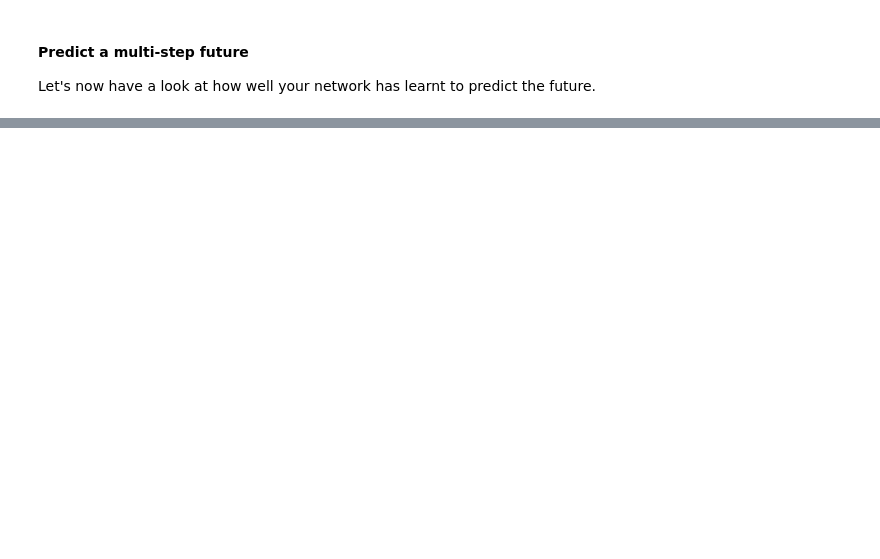
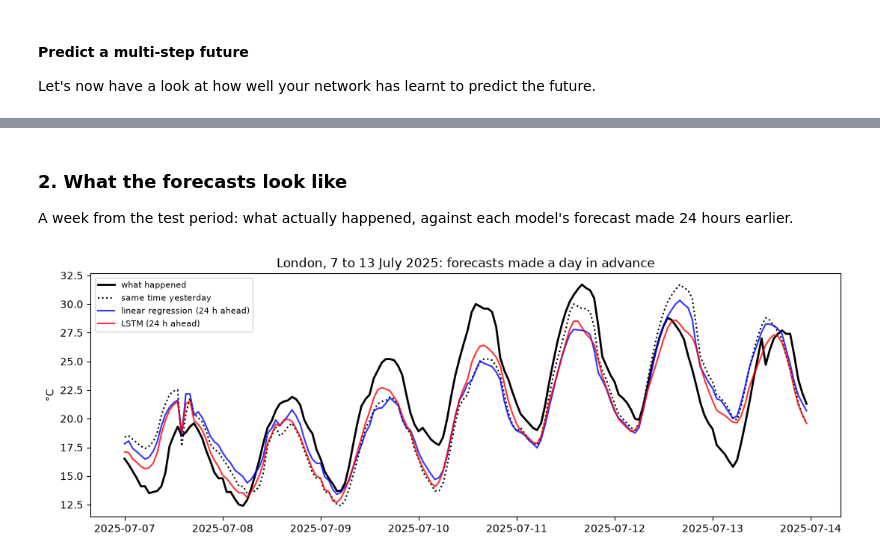
Before and after one commit to helena-byte999/ai-studio-workshops, a Jupyter notebook: 07-lstm-time-series/07-lstm-time-series.ipynb, the cells around one changed output, grey strips where cells are left out. Drawn from its saved outputs; the diff is of its cells as text; code cells hidden in the pictures; blank space fills up the shorter version.

```diff
--- a/07-lstm-time-series/07-lstm-time-series.ipynb
+++ b/07-lstm-time-series/07-lstm-time-series.ipynb
@@ -404,0 +699,18 @@ for x, y in val_data_multi.take(3):
+# %% [markdown]
+### 2. What the forecasts look like
+A week from the test period: what actually happened, against each model's forecast made 24 hours earlier.
+# %%
+start = london.index[london.time_utc == '2025-07-07 00:00:00'][0]           # Monday 7 July 2025 (UTC), a week from the test years
+idx = np.arange(start, start + 7 * 24)                                          # the hours to plot
+w = idx - PAST - AHEAD + 1                                                      # window whose 24th hour ahead is that hour
+lr_24 = linreg.predict(windows[w].reshape(len(w), -1))[:, -1]
+lstm_24 = lstm.predict(windows[w], verbose=0)[:, -1]
+plt.figure(figsize=(11, 4))
+plt.plot(london.time_utc[idx], temp[idx], 'k-', lw=2, label='what happened')
+plt.plot(london.time_utc[idx], temp[idx - 24], 'k:', label='same time yesterday')
+plt.plot(london.time_utc[idx], lr_24, 'b-', alpha=0.8, label='linear regression (24 h ahead)')
+plt.plot(london.time_utc[idx], lstm_24, 'r-', alpha=0.8, label='LSTM (24 h ahead)')
+plt.ylabel('°C'); plt.title('London, 7 to 13 July 2025: forecasts made a day in advance'); plt.legend(fontsize=8)
+plt.tight_layout(); plt.show()
+# %% [output]
+[figure, added]
```
Also changed, not shown: parts of 37 cells of this notebook, 3 other files.
